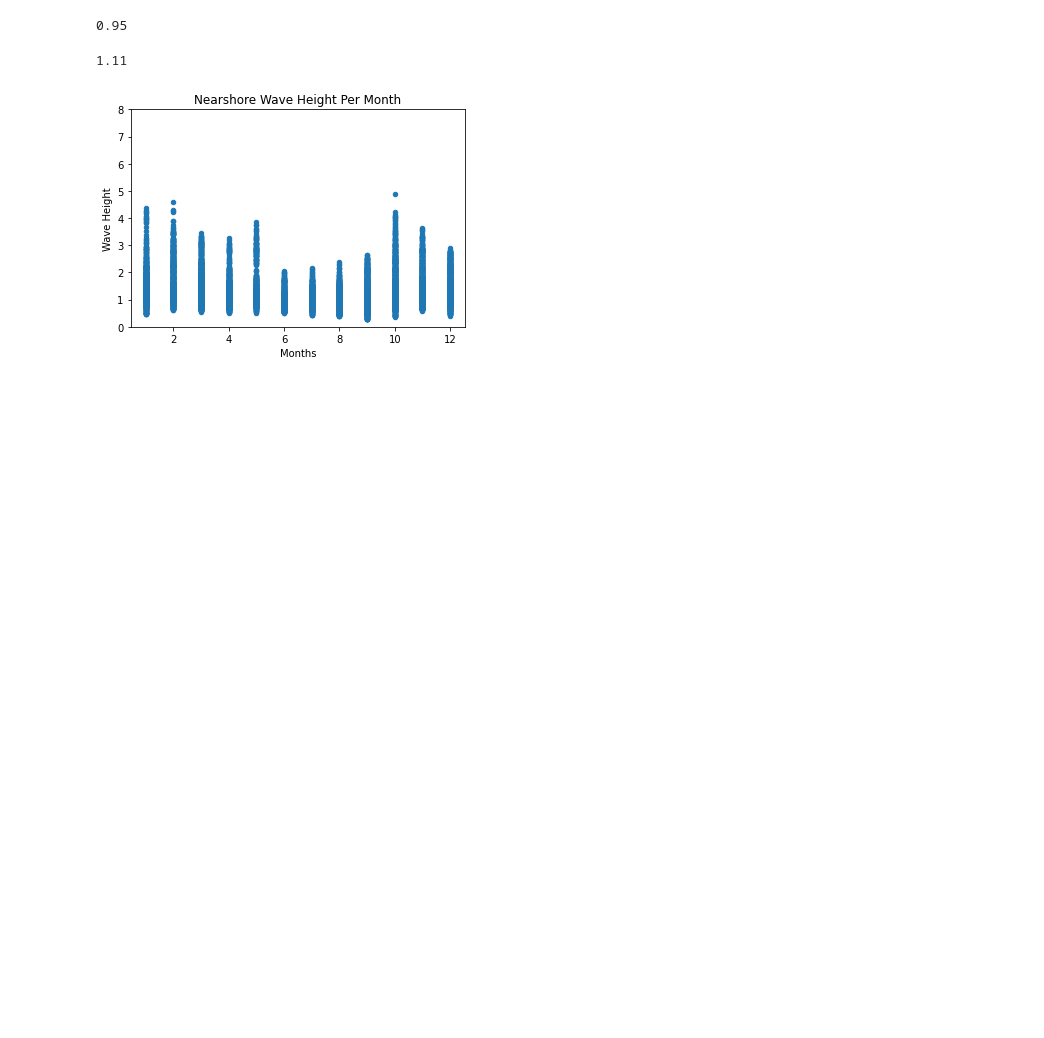
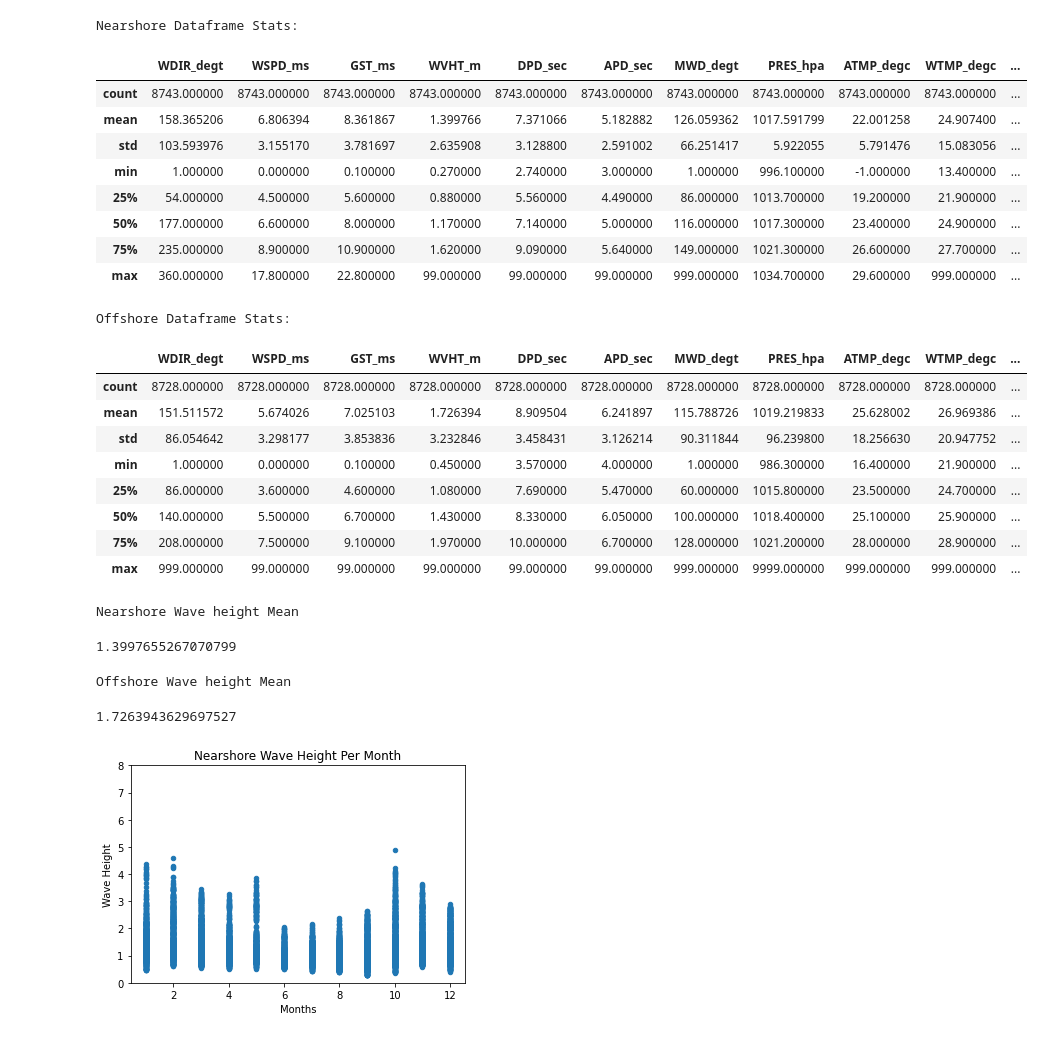
Before and after one commit to surfevant/Data-Mining-Project, a Jupyter notebook: ForecastModel.ipynb, the cells around one changed output. Cells and saved outputs as stored; diff of their text form; code cells hidden in the pictures; blank space fills up the shorter version.

Commit message:
dataframe descriptions and update

```diff
--- a/ForecastModel.ipynb
+++ b/ForecastModel.ipynb
@@ -22,10 +22,19 @@
 #import Libraries
 import os
 import pandas as pd
+from IPython.display import display, HTML
 
 #will have to change depending on relative os path
 os.chdir('/home/loki/Desktop/Final_Project/Data-Mining-Project/DataSets')
 
 #dataframes for feature extraction (need to clean)
-nsDf = pd.read_csv('formatted_Edisto.csv')
-osDf = pd.read_csv('formatted_Bahamas.csv')
+nsTemp = pd.read_csv('formatted_Edisto.csv')
+osTemp = pd.read_csv('formatted_Bahamas.csv')
+
+#dropping TIDE and VIS_MI 99 values
+nsDf = nsTemp.drop(columns=['VIS_mi','TIDE_ft'])
+osDf = osTemp.drop(columns=['VIS_mi','TIDE_ft'])
+
+##changing 99 value errors to NaNs (in case of more 99
+#nsDf = nsTemp = nsTemp.replace({99: None})
+#osDf = osTemp = osTemp.replace({99: None})
@@ -77,13 +84,47 @@ dtype: object
+# %%
+#remove unnecessary data
+nsStats = nsDf.drop(columns=['#YY','MM', 'DD','hh','mm'])
+osStats = osDf.drop(columns=['#YY','MM', 'DD','hh','mm'])
+
+#output of dataframe statistics
+print("Nearshore Dataframe Stats:")
+display(nsStats.describe())
+print("Offshore Dataframe Stats:")
+display(osStats.describe())
+# %% [output]
+Nearshore Dataframe Stats:
+|  | WDIR_degt | WSPD_ms | GST_ms | WVHT_m | DPD_sec | APD_sec | MWD_degt | PRES_hpa | ATMP_degc | WTMP_degc | ... |
+| count | 8743.000000 | 8743.000000 | 8743.000000 | 8743.000000 | 8743.000000 | 8743.000000 | 8743.000000 | 8743.000000 | 8743.000000 | 8743.000000 | ... |
+| mean | 158.365206 | 6.806394 | 8.361867 | 1.399766 | 7.371066 | 5.182882 | 126.059362 | 1017.591799 | 22.001258 | 24.907400 | ... |
+| std | 103.593976 | 3.155170 | 3.781697 | 2.635908 | 3.128800 | 2.591002 | 66.251417 | 5.922055 | 5.791476 | 15.083056 | ... |
+| min | 1.000000 | 0.000000 | 0.100000 | 0.270000 | 2.740000 | 3.000000 | 1.000000 | 996.100000 | -1.000000 | 13.400000 | ... |
+| 25% | 54.000000 | 4.500000 | 5.600000 | 0.880000 | 5.560000 | 4.490000 | 86.000000 | 1013.700000 | 19.200000 | 21.900000 | ... |
+| 50% | 177.000000 | 6.600000 | 8.000000 | 1.170000 | 7.140000 | 5.000000 | 116.000000 | 1017.300000 | 23.400000 | 24.900000 | ... |
+| 75% | 235.000000 | 8.900000 | 10.900000 | 1.620000 | 9.090000 | 5.640000 | 149.000000 | 1021.300000 | 26.600000 | 27.700000 | ... |
+| max | 360.000000 | 17.800000 | 22.800000 | 99.000000 | 99.000000 | 99.000000 | 999.000000 | 1034.700000 | 29.600000 | 999.000000 | ... |
+Offshore Dataframe Stats:
+|  | WDIR_degt | WSPD_ms | GST_ms | WVHT_m | DPD_sec | APD_sec | MWD_degt | PRES_hpa | ATMP_degc | WTMP_degc | ... |
+| count | 8728.000000 | 8728.000000 | 8728.000000 | 8728.000000 | 8728.000000 | 8728.000000 | 8728.000000 | 8728.000000 | 8728.000000 | 8728.000000 | ... |
+| mean | 151.511572 | 5.674026 | 7.025103 | 1.726394 | 8.909504 | 6.241897 | 115.788726 | 1019.219833 | 25.628002 | 26.969386 | ... |
+| std | 86.054642 | 3.298177 | 3.853836 | 3.232846 | 3.458431 | 3.126214 | 90.311844 | 96.239800 | 18.256630 | 20.947752 | ... |
+| min | 1.000000 | 0.000000 | 0.100000 | 0.450000 | 3.570000 | 4.000000 | 1.000000 | 986.300000 | 16.400000 | 21.900000 | ... |
+| 25% | 86.000000 | 3.600000 | 4.600000 | 1.080000 | 7.690000 | 5.470000 | 60.000000 | 1015.800000 | 23.500000 | 24.700000 | ... |
+| 50% | 140.000000 | 5.500000 | 6.700000 | 1.430000 | 8.330000 | 6.050000 | 100.000000 | 1018.400000 | 25.100000 | 25.900000 | ... |
+| 75% | 208.000000 | 7.500000 | 9.100000 | 1.970000 | 10.000000 | 6.700000 | 128.000000 | 1021.200000 | 28.000000 | 28.900000 | ... |
+| max | 999.000000 | 99.000000 | 99.000000 | 99.000000 | 99.000000 | 99.000000 | 999.000000 | 9999.000000 | 999.000000 | 999.000000 | ... |
 # %%
 #Most frequent wave height (not  mean value) below a feet lol
-nsDf['WVHT_m'].value_counts().idxmax()
+print('Nearshore Wave height Mean')
+display(nsDf['WVHT_m'].mean())
+
+#Most frequent wave height (not  mean value) 3.33 feet
+print('Offshore Wave height Mean')
+display(osDf['WVHT_m'].mean())
 # %% [output]
-0.95
+Nearshore Wave height Mean
+1.3997655267070799
+Offshore Wave height Mean
+1.7263943629697527
-# %%
-#Most frequent wave height (not  mean value) 3.33 feet
-osDf['WVHT_m'].value_counts().idxmax()
-# %% [output]
-1.11
 # %%
 #the wave height for months in the year (nearshore)
 import matplotlib.pyplot as plt
```
Also changed, not shown: parts of 10 cells of this notebook.
